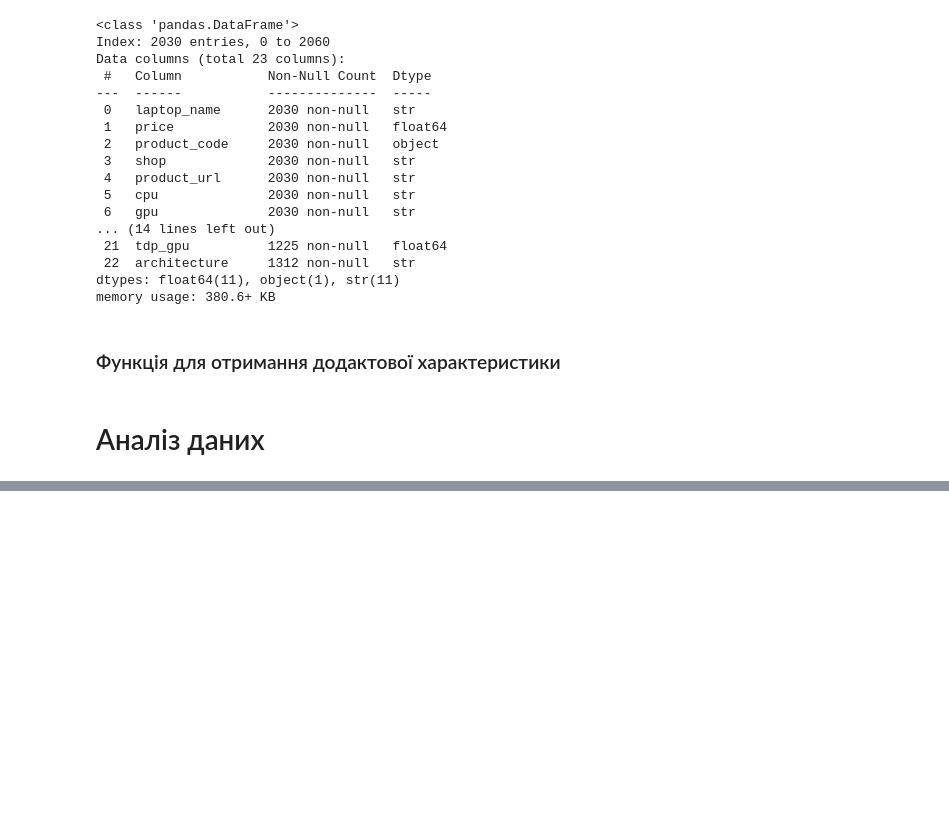
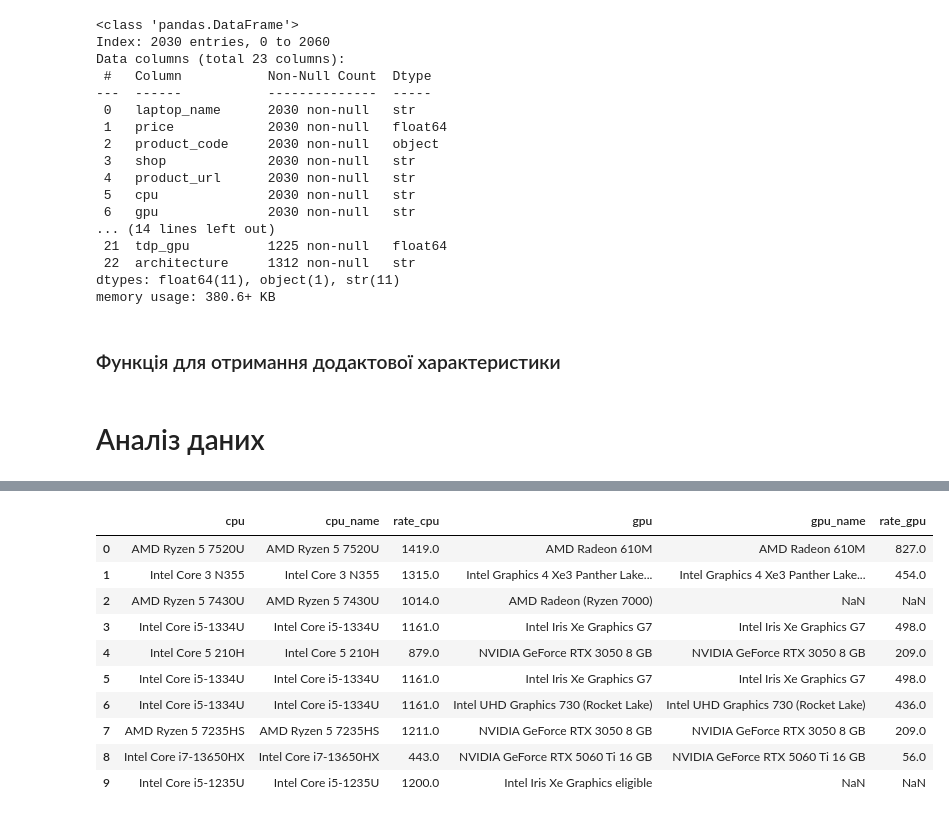
Before and after one commit to TopolyaNOT/laptop_analysis, a Jupyter notebook: test.ipynb, the cells around one changed output, grey strips where cells are left out. Cells and saved outputs as stored; diff of their text form; code cells hidden in the pictures; blank space fills up the shorter version.

```diff
--- a/test.ipynb
+++ b/test.ipynb
@@ -298,3 +196,19 @@ laptop_rating[['cpu', 'cpu_name', "rate_cpu"]].sample(10)
+# %%
+laptop_rating.sort_values(by=['avg_perf_score', 'price'])
+laptop_rating[['cpu', 'cpu_name', "rate_cpu", 'gpu', 'gpu_name', 'rate_gpu']].head(10)
+# 'gpu', 'gpu_name', 'rate_gpu'
+# %% [output]
+|  | cpu | cpu_name | rate_cpu | gpu | gpu_name | rate_gpu |
+| 0 | AMD Ryzen 5 7520U | AMD Ryzen 5 7520U | 1419.0 | AMD Radeon 610M | AMD Radeon 610M | 827.0 |
+| 1 | Intel Core 3 N355 | Intel Core 3 N355 | 1315.0 | Intel Graphics 4 Xe3 Panther Lake... | Intel Graphics 4 Xe3 Panther Lake... | 454.0 |
+| 2 | AMD Ryzen 5 7430U | AMD Ryzen 5 7430U | 1014.0 | AMD Radeon (Ryzen 7000) | NaN | NaN |
+| 3 | Intel Core i5-1334U | Intel Core i5-1334U | 1161.0 | Intel Iris Xe Graphics G7 | Intel Iris Xe Graphics G7 | 498.0 |
+| 4 | Intel Core 5 210H | Intel Core 5 210H | 879.0 | NVIDIA GeForce RTX 3050 8 GB | NVIDIA GeForce RTX 3050 8 GB | 209.0 |
+| 5 | Intel Core i5-1334U | Intel Core i5-1334U | 1161.0 | Intel Iris Xe Graphics G7 | Intel Iris Xe Graphics G7 | 498.0 |
+| 6 | Intel Core i5-1334U | Intel Core i5-1334U | 1161.0 | Intel UHD Graphics 730 (Rocket Lake) | Intel UHD Graphics 730 (Rocket Lake) | 436.0 |
+| 7 | AMD Ryzen 5 7235HS | AMD Ryzen 5 7235HS | 1211.0 | NVIDIA GeForce RTX 3050 8 GB | NVIDIA GeForce RTX 3050 8 GB | 209.0 |
+| 8 | Intel Core i7-13650HX | Intel Core i7-13650HX | 443.0 | NVIDIA GeForce RTX 5060 Ti 16 GB | NVIDIA GeForce RTX 5060 Ti 16 GB | 56.0 |
+| 9 | Intel Core i5-1235U | Intel Core i5-1235U | 1200.0 | Intel Iris Xe Graphics eligible | NaN | NaN |
 # %%
 # cpu_na = laptop_rating[laptop_rating['rate_gpu'].isna()]
 # cpu_na[['gpu']].drop_duplicates()
```
Also changed, not shown: parts of 21 cells of this notebook.
